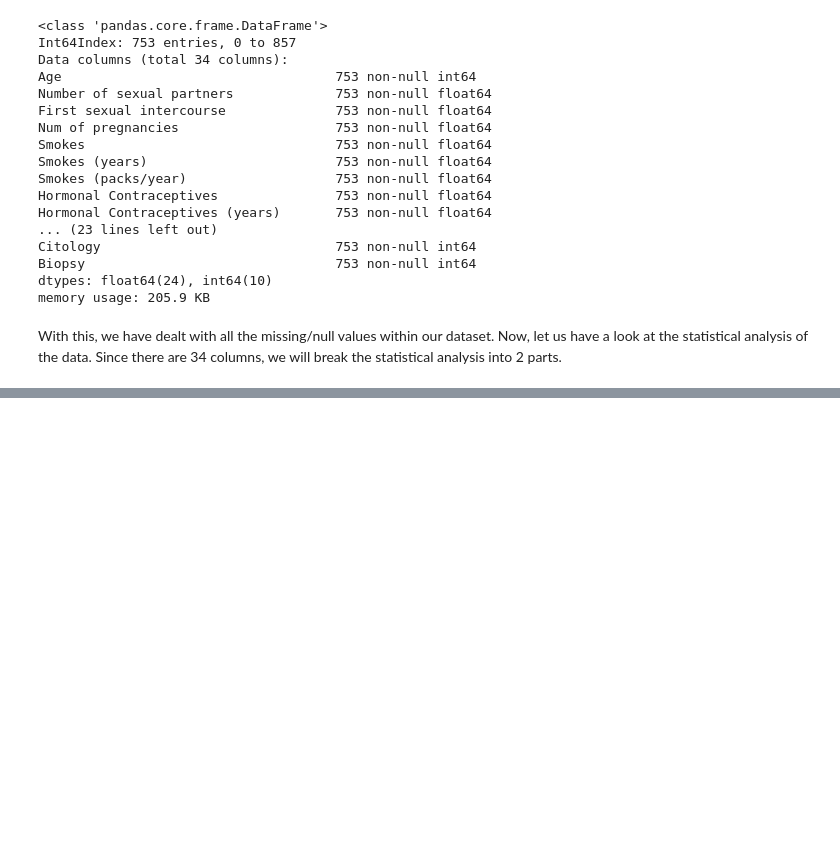
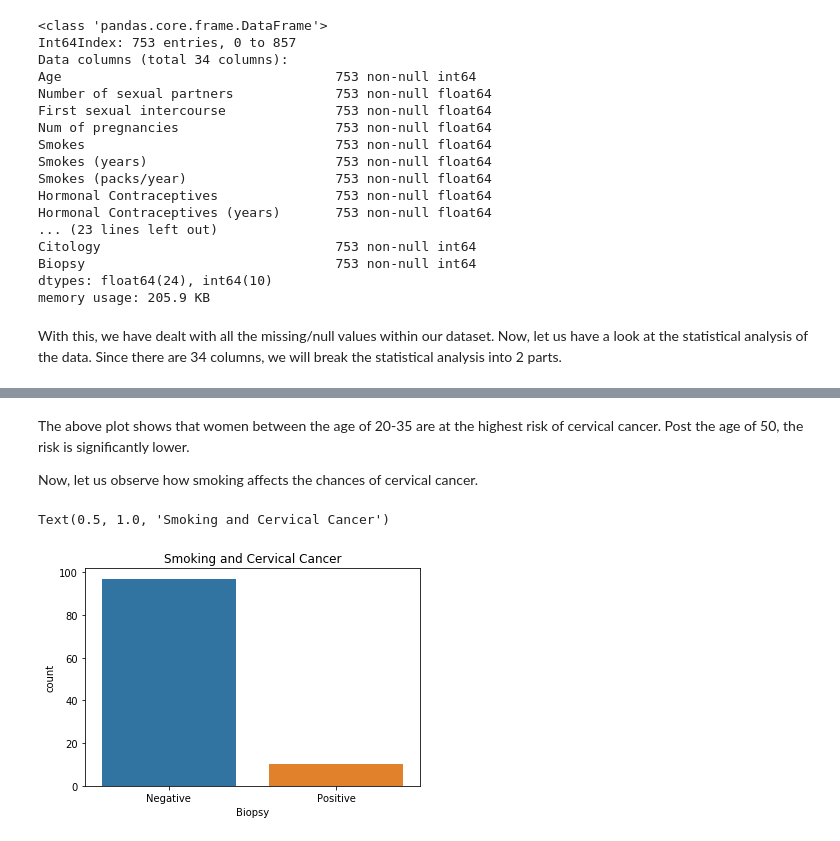
Before and after one commit to GDGCVITBHOPAL/Machine-Learning-Projects, a Jupyter notebook: Cervical-Cancer-Risk/cervicalCancer-ML.ipynb, the cells around one changed output, grey strips where cells are left out. Cells and saved outputs as stored; diff of their text form; code cells hidden in the pictures; blank space fills up the shorter version.

```diff
--- a/Cervical-Cancer-Risk/cervicalCancer-ML.ipynb
+++ b/Cervical-Cancer-Risk/cervicalCancer-ML.ipynb
@@ -142,0 +209,12 @@ data_cleaned.iloc[:, 17:].describe()
+# %% [markdown]
+The above plot shows that women between the age of 20-35 are at the highest risk of cervical cancer. Post the age of 50, the risk is significantly lower.
+
+Now, let us observe how smoking affects the chances of cervical cancer.
+# %%
+fig, ax = plt.subplots()
+sns.countplot(data_cleaned['Biopsy'][data_cleaned['Smokes']==1], ax=ax)
+ax.set_xticklabels(['Negative', 'Positive'])
+ax.set_title('Smoking and Cervical Cancer')
+# %% [output]
+Text(0.5, 1.0, 'Smoking and Cervical Cancer')
+[figure, added]
```
Also changed, not shown: parts of 15 cells of this notebook.
